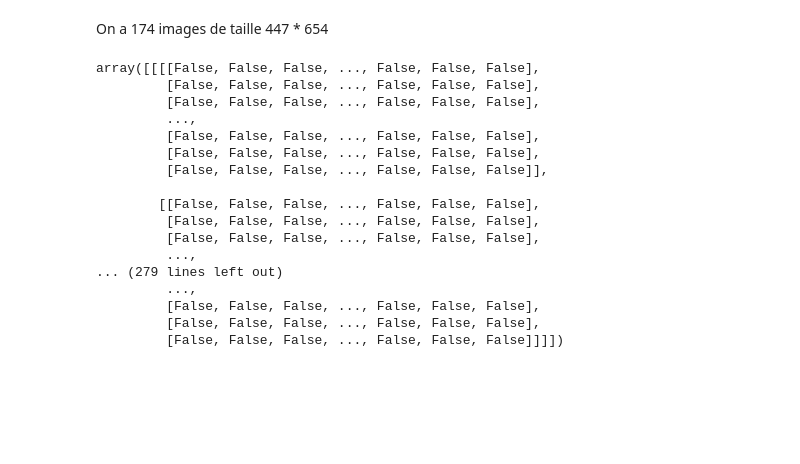
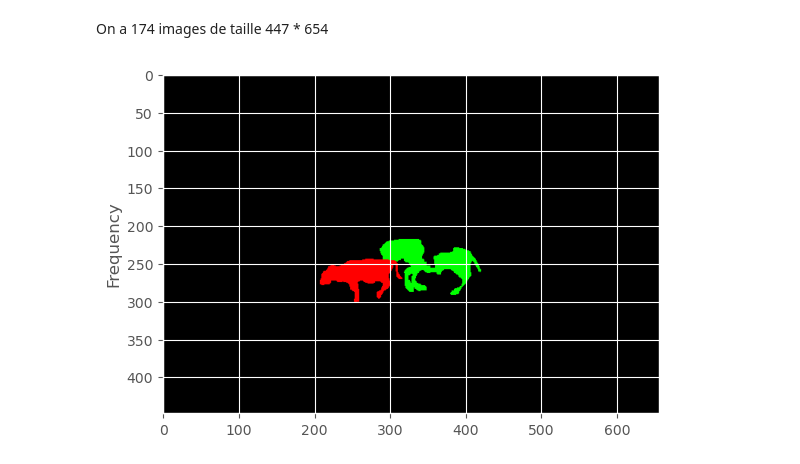
Before and after one commit to AntoineLlg/Instance-Detection-Hoofed-Animals, a Jupyter notebook: preprocessing.ipynb, the cells around one changed output. Cells and saved outputs as stored; diff of their text form; code cells hidden in the pictures; blank space fills up the shorter version.

```diff
--- a/preprocessing.ipynb
+++ b/preprocessing.ipynb
@@ -126,24 +124,8 @@ images, masks = load_data()
 # %%
 from utils import get_mask_per_type
 
 target_masks = get_mask_per_type(masks)
+plt.imshow(masks[0])
+plt.show()
+# %% [output]
+[figure, added]
-# %%
-target_masks
-# %% [output]
-array([[[[False, False, False, ..., False, False, False],
-         [False, False, False, ..., False, False, False],
-         [False, False, False, ..., False, False, False],
-         ...,
-         [False, False, False, ..., False, False, False],
-         [False, False, False, ..., False, False, False],
-         [False, False, False, ..., False, False, False]],
-
-        [[False, False, False, ..., False, False, False],
-         [False, False, False, ..., False, False, False],
-         [False, False, False, ..., False, False, False],
-         ...,
-... (279 lines left out)
-         ...,
-         [False, False, False, ..., False, False, False],
-         [False, False, False, ..., False, False, False],
-         [False, False, False, ..., False, False, False]]]])
```
Also changed, not shown: parts of 10 cells of this notebook, 6 other files.
